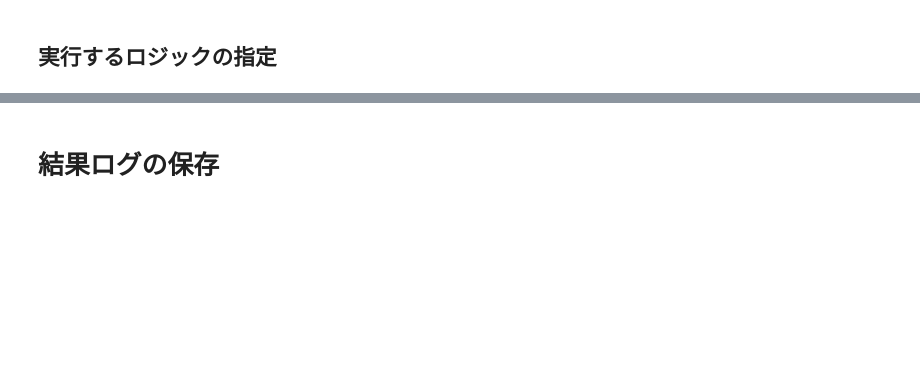
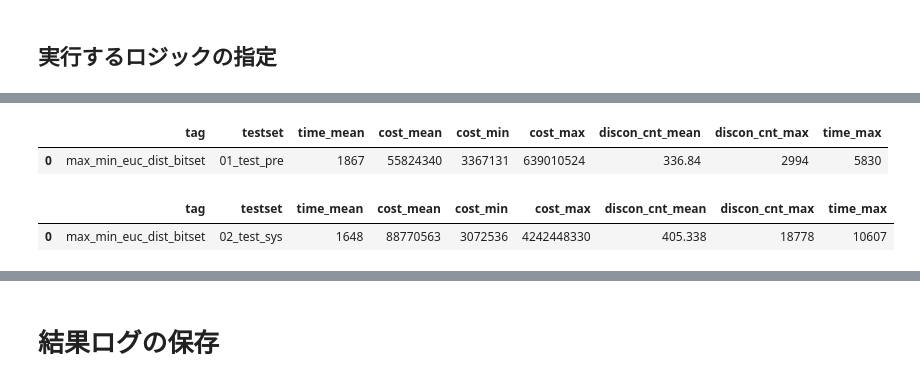
Before and after one commit to starpentagon/ahc017, a Jupyter notebook: work/90_notebook/01_test.ipynb, the cells around one changed output, grey strips where cells are left out. Drawn from its saved outputs; the diff is of its cells as text; code cells hidden in the pictures; blank space fills up the shorter version.

```diff
--- a/work/90_notebook/01_test.ipynb
+++ b/work/90_notebook/01_test.ipynb
@@ -158,0 +166,23 @@ for PROG_NAME in PROG_NAME_LIST:
+# %%
+# pre test
+result_sub_df = pd.merge(pre_seed_df, result_df, on='seed')
+summary_df = get_summary_df(result_sub_df)
+summary_df['testset'] = '01_test_pre'
+
+summary_df
+# %% [output]
+|  | tag | testset | time_mean | cost_mean | cost_min | cost_max | discon_cnt_mean | discon_cnt_max | time_max |
+| 0 | max_min_euc_dist_bitset | 01_test_pre | 1867 | 55824340 | 3367131 | 639010524 | 336.84 | 2994 | 5830 |
+# %%
+# sys test
+summary_df = pd.DataFrame()
+
+if testset_name == '02_test_sys' or testset_name == '03_test_stress':
+    result_sub_df = pd.merge(sys_seed_df, result_df, on='seed')
+    summary_df = get_summary_df(result_sub_df)
+    summary_df['testset'] = '02_test_sys'
+
+summary_df
+# %% [output]
+|  | tag | testset | time_mean | cost_mean | cost_min | cost_max | discon_cnt_mean | discon_cnt_max | time_max |
+| 0 | max_min_euc_dist_bitset | 02_test_sys | 1648 | 88770563 | 3072536 | 4242448330 | 405.338 | 18778 | 10607 |
```
Also changed, not shown: parts of 9 cells of this notebook, 3 other files.
